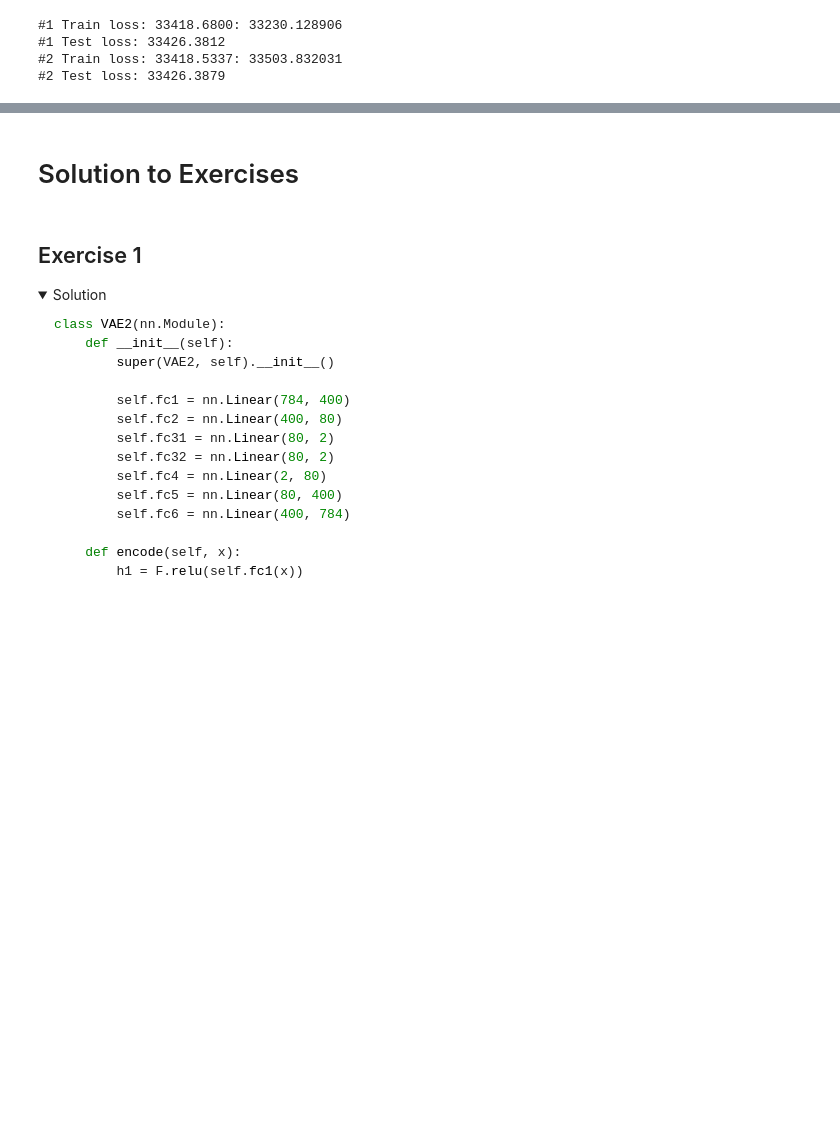
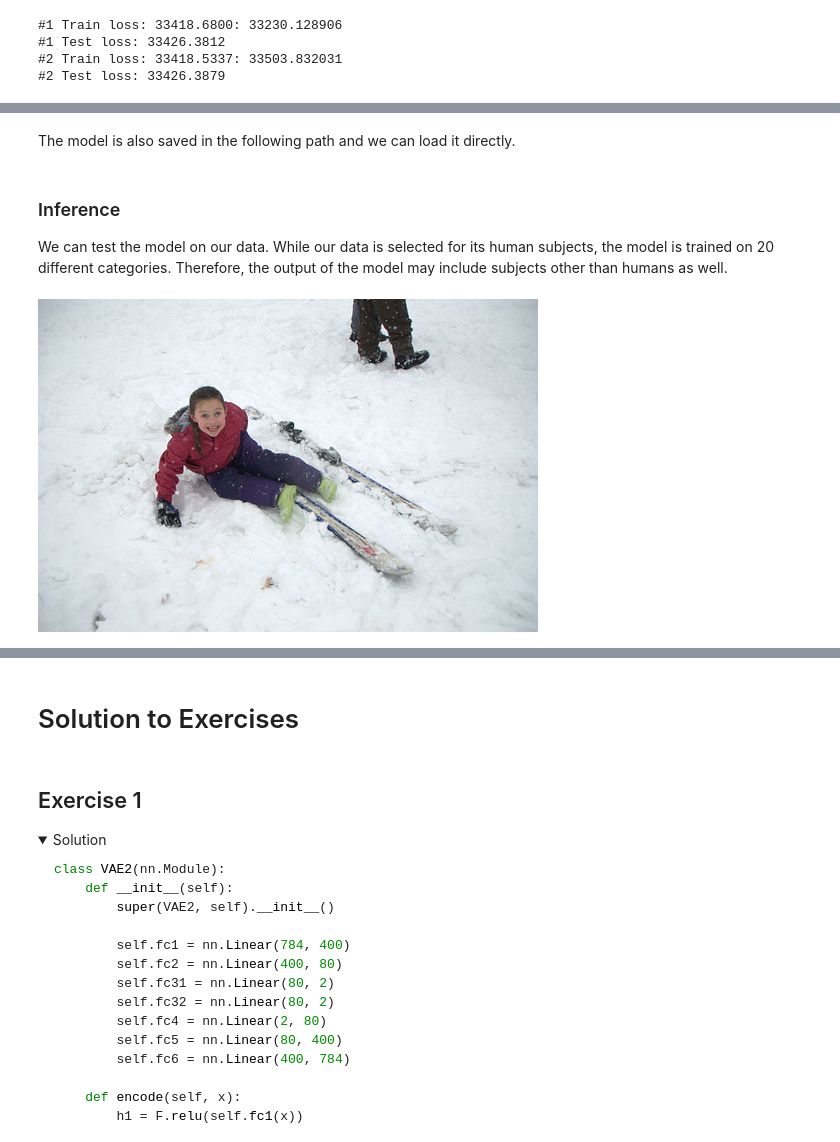
Before and after one commit to 3springs/deep_ml_curriculum, a Jupyter notebook: notebooks/16 Image Segmentation/Autoencoders.ipynb, the cells around one changed output, grey strips where cells are left out. Saved outputs shown, nothing was run; the diff lists cells and outputs as text; code cells hidden in the pictures; folded sections open; blank space fills up the shorter version.

```diff
--- a/notebooks/16 Image Segmentation/Autoencoders.ipynb
+++ b/notebooks/16 Image Segmentation/Autoencoders.ipynb
@@ -657,0 +687,2 @@ We are not going to write a U-net model from scratch like we did with autoencode
+# %% [markdown]
+The model is also saved in the following path and we can load it directly.
@@ -657,0 +691,10 @@ We are not going to write a U-net model from scratch like we did with autoencode
+# %% [markdown]
+### Inference
+We can test the model on our data. While our data is selected for its human subjects, the model is trained on 20 different categories. Therefore, the output of the model may include subjects other than humans as well.
+# %%
+imgpath = '../../data/processed/COCO_sample/samplecoco2014'
+maskpath = '../../data/processed/COCO_sample/masks2014/'
+filename = np.random.choice(os.listdir(imgpath))
+maskname = filename.replace('jpg','png')
+input_image = Image.open(os.path.join(imgpath,filename))
+mask = Image.open(os.path.join(maskpath,maskname))
@@ -657,0 +719,4 @@ We are not going to write a U-net model from scratch like we did with autoencode
+# %%
+input_image
+# %% [output]
+[figure, added]
```
Also changed, not shown: parts of 42 cells of this notebook.
